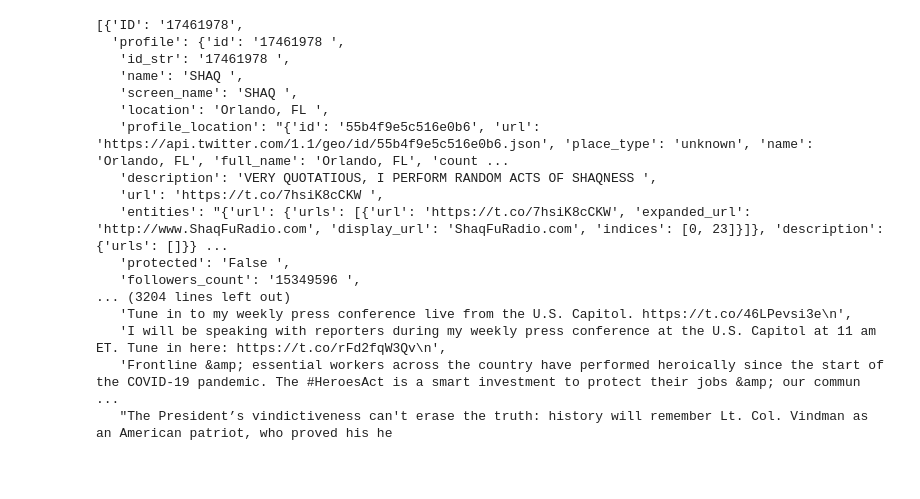
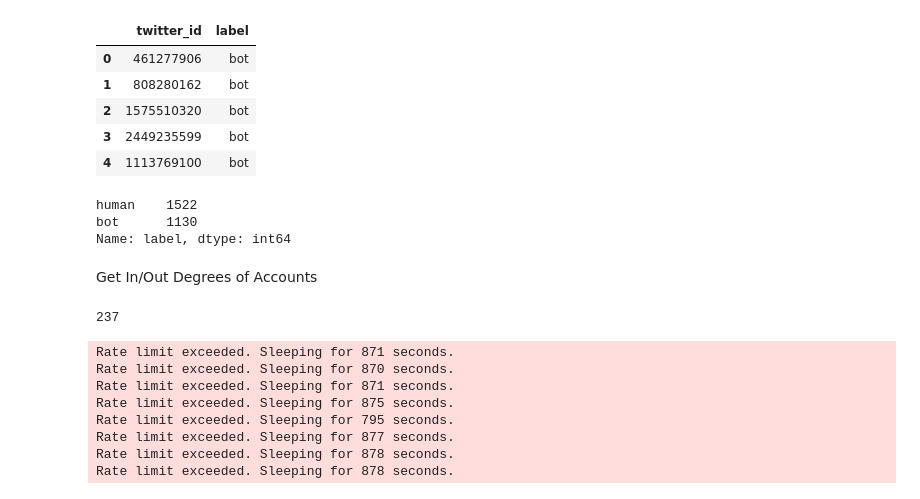
Before and after one commit to julialromero/Twitter-Bot-Detection, a Jupyter notebook: initial-look-at-data-JR.ipynb, the cells around one changed output. Saved outputs shown, nothing was run; the diff lists cells and outputs as text; code cells hidden in the pictures; blank space fills up the shorter version.

```diff
--- a/initial-look-at-data-JR.ipynb
+++ b/initial-look-at-data-JR.ipynb
@@ -11,20 +7,21 @@ df = json.load(f)
+# %%
+#path = 'data/botwiki-2019/botwiki-2019.tsv'
+#path = 'data/cresci-rtbust-2019/cresci-rtbust-2019.tsv'
+path = 'data/gilani-2017/gilani-2017.tsv'
+
+df = pd.read_csv(path, sep='\t', header=None).rename(columns={0: "twitter_id", 1: 'label'})
+
+df.head()
+# %% [output]
+|  | twitter_id | label |
+| 0 | 461277906 | bot |
+| 1 | 808280162 | bot |
+| 2 | 1575510320 | bot |
+| 3 | 2449235599 | bot |
+| 4 | 1113769100 | bot |
 # %%
-df
+df.label.value_counts()
 # %% [output]
-[{'ID': '17461978',
-  'profile': {'id': '17461978 ',
-   'id_str': '17461978 ',
-   'name': 'SHAQ ',
-   'screen_name': 'SHAQ ',
-   'location': 'Orlando, FL ',
-   'profile_location': "{'id': '55b4f9e5c516e0b6', 'url': 'https://api.twitter.com/1.1/geo/id/55b4f9e5c516e0b6.json', 'place_type': 'unknown', 'name': 'Orlando, FL', 'full_name': 'Orlando, FL', 'count ...
-   'description': 'VERY QUOTATIOUS, I PERFORM RANDOM ACTS OF SHAQNESS ',
-   'url': 'https://t.co/7hsiK8cCKW ',
-   'entities': "{'url': {'urls': [{'url': 'https://t.co/7hsiK8cCKW', 'expanded_url': 'http://www.ShaqFuRadio.com', 'display_url': 'ShaqFuRadio.com', 'indices': [0, 23]}]}, 'description': {'urls': []}} ...
-   'protected': 'False ',
-   'followers_count': '15349596 ',
-... (3204 lines left out)
-   'Tune in to my weekly press conference live from the U.S. Capitol. https://t.co/46LPevsi3e\n',
-   'I will be speaking with reporters during my weekly press conference at the U.S. Capitol at 11 am ET. Tune in here: https://t.co/rFd2fqW3Qv\n',
-   'Frontline &amp; essential workers across the country have performed heroically since the start of the COVID-19 pandemic. The #HeroesAct is a smart investment to protect their jobs &amp; our commun ...
-   "The President’s vindictiveness can't erase the truth: history will remember Lt. Col. Vindman as an American patriot, who proved his he
+human    1522
+bot      1130
+Name: label, dtype: int64
@@ -30,0 +38,36 @@ df
+# %% [markdown]
+Get In/Out Degrees of Accounts
+# %%
+len(out_degree_list)
+# %% [output]
+237
+# %%
+# Get number followers / following
+in_degree_list = []
+out_degree_list = []
+id_list = []
+for curr_id, label in zip(df.twitter_id, df.label):
+    try:
+        r = api.get_user(id=curr_id, user_fields='public_metrics')
+        user = r.json()
+
+        in_degree_list.append(user['data']['public_metrics']['followers_count'])
+        out_degree_list.append(user['data']['public_metrics']['following_count'])
+        id_list.append(curr_id)
+    except:
+        continue
+
+d = {'twitter_id': id_list,
+     'followers_count': in_degree_list,
+    'following_count': out_degree_list}
+
+deg = pd.DataFrame(d)
+# %% [output]
+Rate limit exceeded. Sleeping for 871 seconds.
+Rate limit exceeded. Sleeping for 870 seconds.
+Rate limit exceeded. Sleeping for 871 seconds.
+Rate limit exceeded. Sleeping for 875 seconds.
+Rate limit exceeded. Sleeping for 795 seconds.
+Rate limit exceeded. Sleeping for 877 seconds.
+Rate limit exceeded. Sleeping for 878 seconds.
+Rate limit exceeded. Sleeping for 878 seconds.
```
Also changed, not shown: parts of 19 cells of this notebook, 4 other files.
